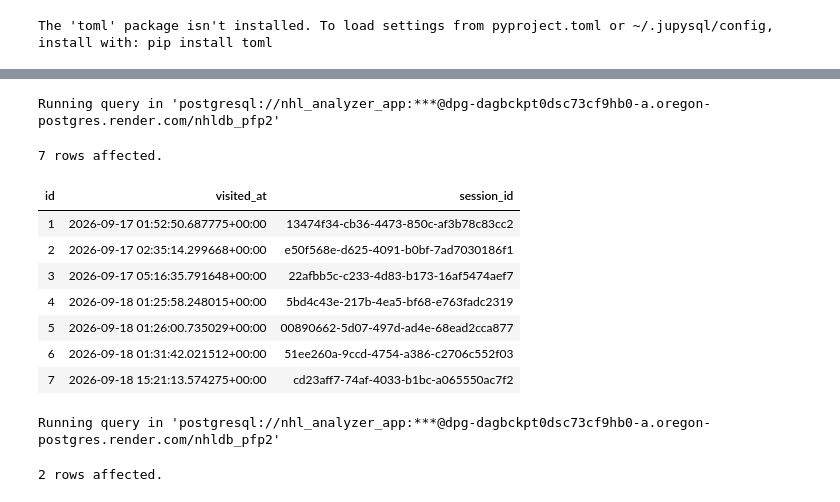
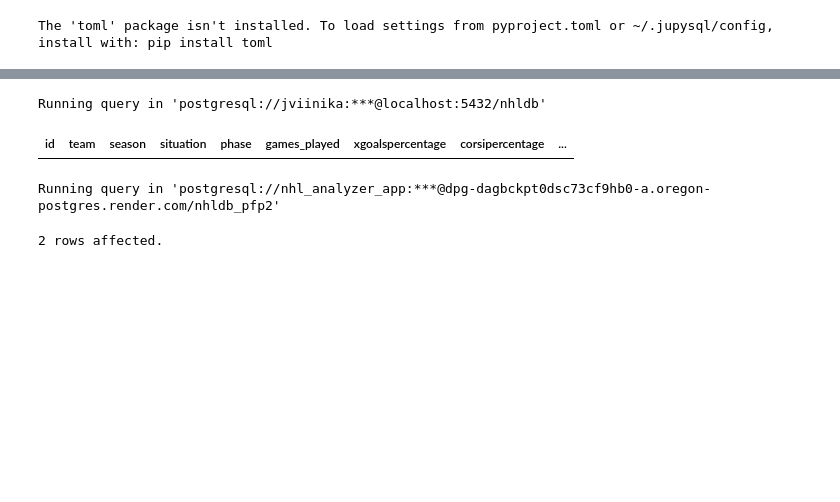
Before and after one commit to jusaviin/capConverter, a Jupyter notebook: database_management/databaseTesting.ipynb, the cells around one changed output, grey strips where cells are left out. Saved outputs shown, nothing was run; the diff lists cells and outputs as text; code cells hidden in the pictures; blank space fills up the shorter version.

```diff
--- a/database_management/databaseTesting.ipynb
+++ b/database_management/databaseTesting.ipynb
@@ -33,18 +33,11 @@ Running query in 'postgresql://nhl_analyzer_app:***@dpg-dagbckpt0dsc73cf9hb0-a.o
 # %%
 %%sql
     SELECT *
-    FROM page_visits
+    FROM team_season_stats
+    WHERE team = 'PHX'
 # %% [output]
-Running query in 'postgresql://nhl_analyzer_app:***@dpg-dagbckpt0dsc73cf9hb0-a.oregon-postgres.render.com/nhldb_pfp2'
+Running query in 'postgresql://jviinika:***@localhost:5432/nhldb'
-7 rows affected.
-| id | visited_at | session_id |
-| 1 | 2026-09-17 01:52:50.687775+00:00 | 13474f34-cb36-4473-850c-af3b78c83cc2 |
-| 2 | 2026-09-17 02:35:14.299668+00:00 | e50f568e-d625-4091-b0bf-7ad7030186f1 |
-| 3 | 2026-09-17 05:16:35.791648+00:00 | 22afbb5c-c233-4d83-b173-16af5474aef7 |
-| 4 | 2026-09-18 01:25:58.248015+00:00 | 5bd4c43e-217b-4ea5-bf68-e763fadc2319 |
-| 5 | 2026-09-18 01:26:00.735029+00:00 | 00890662-5d07-497d-ad4e-68ead2cca877 |
-| 6 | 2026-09-18 01:31:42.021512+00:00 | 51ee260a-9ccd-4754-a386-c2706c552f03 |
-| 7 | 2026-09-18 15:21:13.574275+00:00 | cd23aff7-74af-4033-b1bc-a065550ac7f2 |
+| id | team | season | situation | phase | games_played | xgoalspercentage | corsipercentage | ... |
 # %%
 %sql SELECT * FROM conversion_events
 # %% [output]
```
Also changed, not shown: parts of 2 cells of this notebook, 2 other files.
